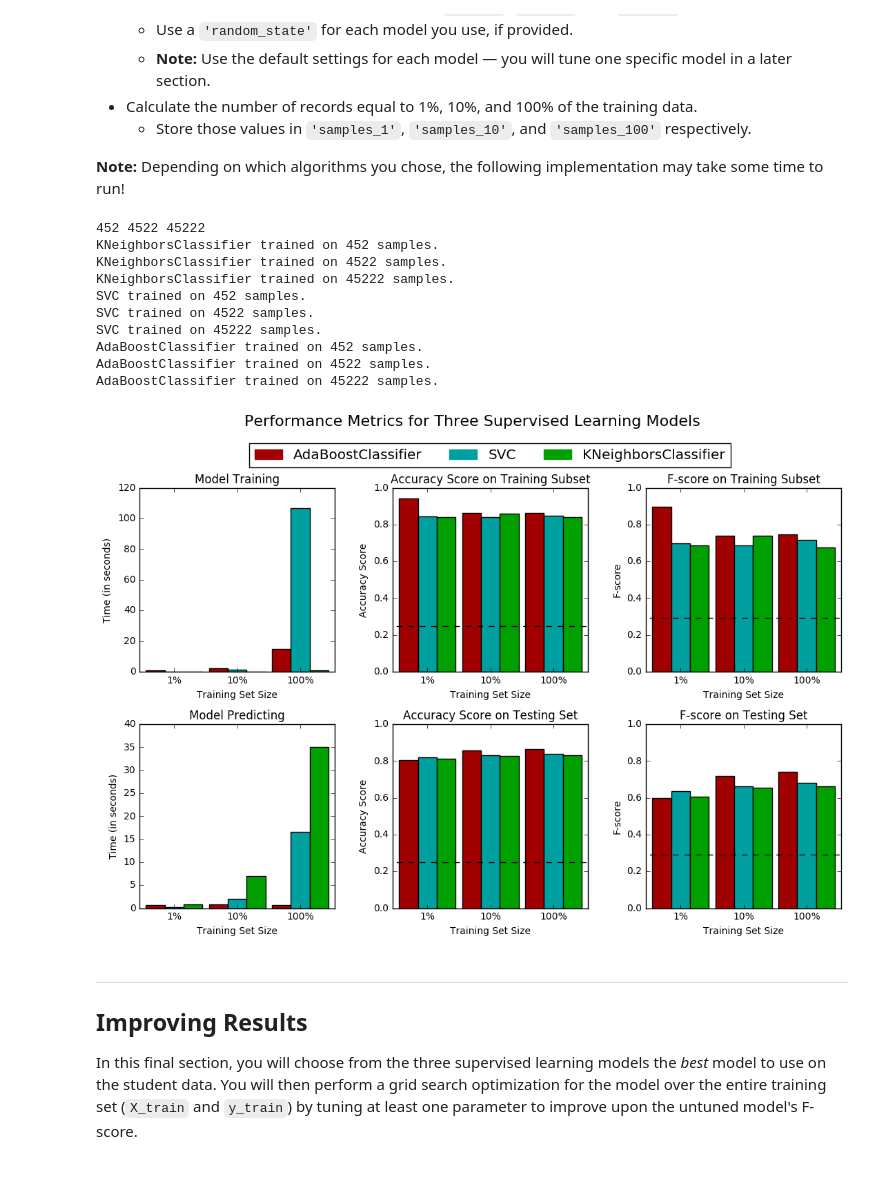
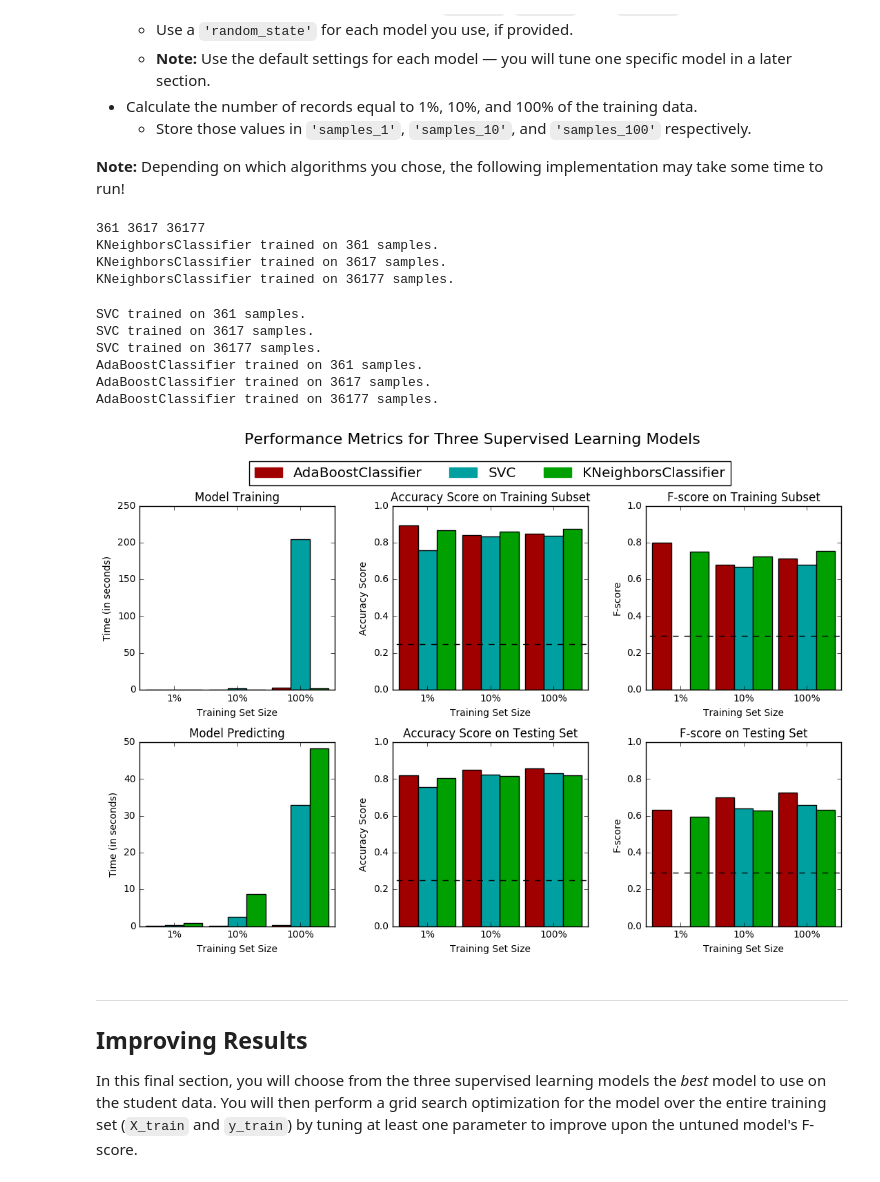
Before and after one commit to divyeshsaini/finding_donors, a Jupyter notebook: finding_donors.ipynb, the cells around one changed output. Drawn from its saved outputs; the diff is of its cells as text; code cells hidden in the pictures.

```diff
--- a/finding_donors.ipynb
+++ b/finding_donors.ipynb
@@ -402,44 +379,44 @@ In the code cell, you will need to implement the following:
 # %%
 # TODO: Import the three supervised learning models from sklearn
 from sklearn.neighbors import KNeighborsClassifier
 from sklearn.ensemble import AdaBoostClassifier
 from sklearn.tree import DecisionTreeClassifier
 from sklearn.svm import SVC
 # TODO: Initialize the three models
-clf_A = KNeighborsClassifier(n_neighbors=10)
-clf_B = SVC(C=10)
+clf_A = KNeighborsClassifier()
+clf_B = SVC(random_state = 10)
 dt_stump = DecisionTreeClassifier(max_depth=1, min_samples_leaf=1)
-clf_C = AdaBoostClassifier(base_estimator = dt_stump, n_estimators = 400)
+clf_C = AdaBoostClassifier(base_estimator = dt_stump, random_state = 10)
 
 # TODO: Calculate the number of samples for 1%, 10%, and 100% of the training data
-samples_1 = len(features)/100
-samples_10 = len(features)/10
-samples_100 = len(features)
+samples_1 = len(X_train)/100
+samples_10 = len(X_train)/10
+samples_100 = len(X_train)
 print samples_1, samples_10, samples_100
 
 # Collect results on the learners
 results = {}
 for clf in [clf_A, clf_B, clf_C]:
     clf_name = clf.__class__.__name__
     results[clf_name] = {}
     for i, samples in enumerate([samples_1, samples_10, samples_100]):
         results[clf_name][i] = \
         train_predict(clf, samples, X_train, y_train, X_test, y_test)
 
 # Run metrics visualization for the three supervised learning models chosen
 vs.evaluate(results, accuracy, fscore)
 # %% [output]
-452 4522 45222
-KNeighborsClassifier trained on 452 samples.
-KNeighborsClassifier trained on 4522 samples.
-KNeighborsClassifier trained on 45222 samples.
-SVC trained on 452 samples.
-SVC trained on 4522 samples.
-SVC trained on 45222 samples.
-AdaBoostClassifier trained on 452 samples.
-AdaBoostClassifier trained on 4522 samples.
-AdaBoostClassifier trained on 45222 samples.
+361 3617 36177
+KNeighborsClassifier trained on 361 samples.
+KNeighborsClassifier trained on 3617 samples.
+KNeighborsClassifier trained on 36177 samples.
+SVC trained on 361 samples.
+SVC trained on 3617 samples.
+SVC trained on 36177 samples.
+AdaBoostClassifier trained on 361 samples.
+AdaBoostClassifier trained on 3617 samples.
+AdaBoostClassifier trained on 36177 samples.
-[figure, old version]
+[figure, new version]
 # %% [markdown]
 ----
 ## Improving Results
```
Also changed, not shown: parts of 8 cells of this notebook, 1 other file.
